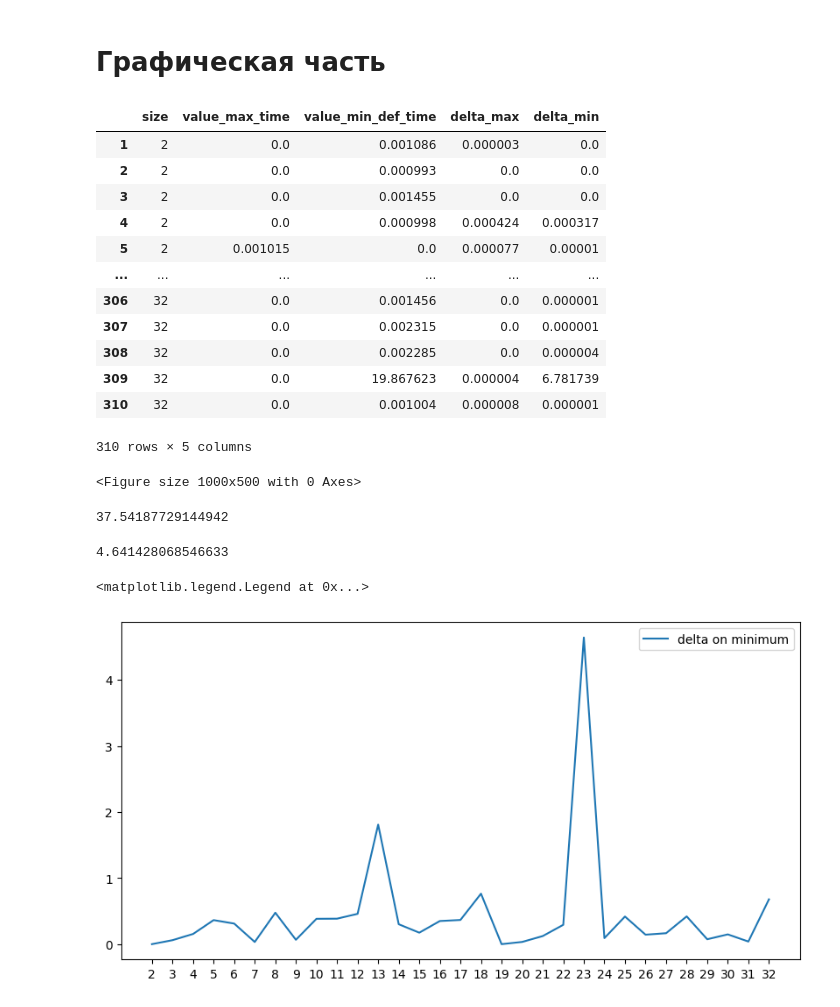
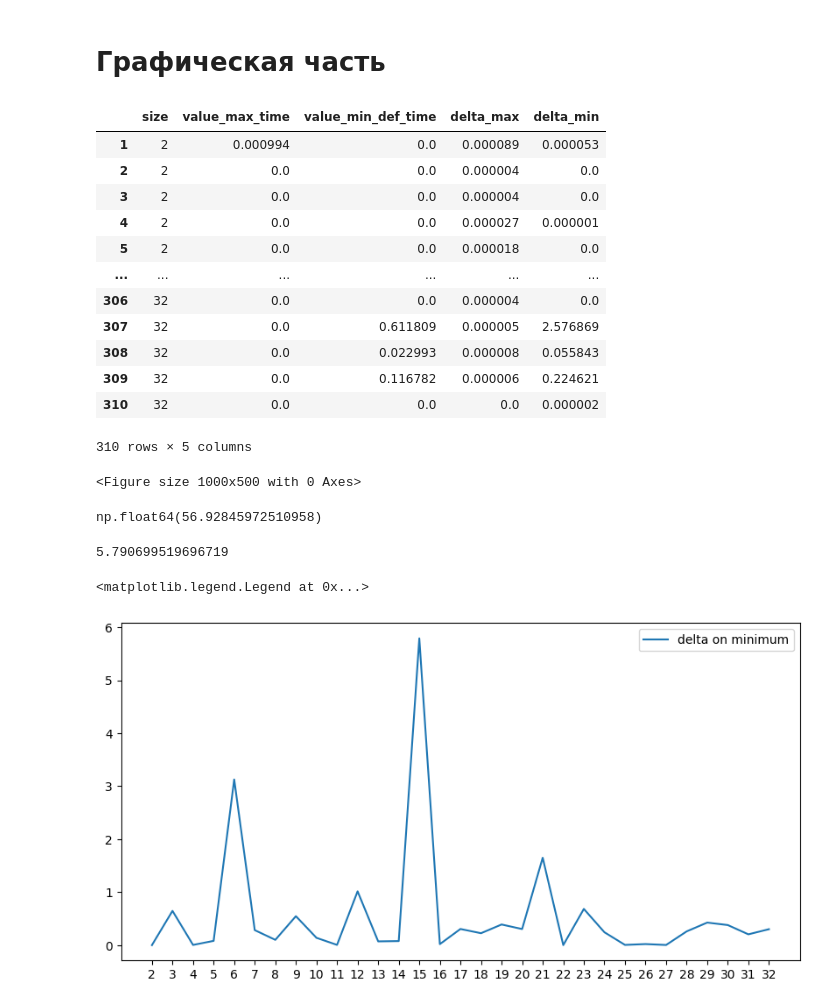
Before and after one commit to Jrol123/CalcMath, a Jupyter notebook: Course_prog/S5/main.ipynb, the cells around one changed output. Drawn from its saved outputs; the diff is of its cells as text; code cells hidden in the pictures.

```diff
--- a/Course_prog/S5/main.ipynb
+++ b/Course_prog/S5/main.ipynb
@@ -8,11 +8,11 @@ warnings.filterwarnings(action="ignore", category=DeprecationWarning)
 FIRST_SIZE = 2
 LAST_SIZE = 32
 
-COUNT_TRIES = 100
+COUNT_TRIES = 10
 
 MAX_DEF_COUNT_ITER = 100000
 """Максимальное количество итераций по-умолчанию"""
-DEF_EPS = 0.00001
+DEF_EPS = 0.0001
 """Точность по-умолчанию"""
 # %% [output]
 'Точность по-умолчанию'
@@ -320,27 +343,28 @@ import matplotlib.pyplot as plt
 # %%
 res_df = df[["size", "value_max_time", "value_min_def_time", "delta_max", "delta_min"]]
 plt.figure(figsize=(10, 5))
 x = range(FIRST_SIZE, LAST_SIZE + 1)
+x_lt = np.linspace(FIRST_SIZE, LAST_SIZE)
 res_df
 # %% [output]
 |  | size | value_max_time | value_min_def_time | delta_max | delta_min |
-| 1 | 2 | 0.0 | 0.001086 | 0.000003 | 0.0 |
-| 2 | 2 | 0.0 | 0.000993 | 0.0 | 0.0 |
-| 3 | 2 | 0.0 | 0.001455 | 0.0 | 0.0 |
-| 4 | 2 | 0.0 | 0.000998 | 0.000424 | 0.000317 |
-| 5 | 2 | 0.001015 | 0.0 | 0.000077 | 0.00001 |
+| 1 | 2 | 0.000994 | 0.0 | 0.000089 | 0.000053 |
+| 2 | 2 | 0.0 | 0.0 | 0.000004 | 0.0 |
+| 3 | 2 | 0.0 | 0.0 | 0.000004 | 0.0 |
+| 4 | 2 | 0.0 | 0.0 | 0.000027 | 0.000001 |
+| 5 | 2 | 0.0 | 0.0 | 0.000018 | 0.0 |
 | ... | ... | ... | ... | ... | ... |
-| 306 | 32 | 0.0 | 0.001456 | 0.0 | 0.000001 |
-| 307 | 32 | 0.0 | 0.002315 | 0.0 | 0.000001 |
-| 308 | 32 | 0.0 | 0.002285 | 0.0 | 0.000004 |
-| 309 | 32 | 0.0 | 19.867623 | 0.000004 | 6.781739 |
-| 310 | 32 | 0.0 | 0.001004 | 0.000008 | 0.000001 |
+| 306 | 32 | 0.0 | 0.0 | 0.000004 | 0.0 |
+| 307 | 32 | 0.0 | 0.611809 | 0.000005 | 2.576869 |
+| 308 | 32 | 0.0 | 0.022993 | 0.000008 | 0.055843 |
+| 309 | 32 | 0.0 | 0.116782 | 0.000006 | 0.224621 |
+| 310 | 32 | 0.0 | 0.0 | 0.0 | 0.000002 |
 310 rows × 5 columns
 <Figure size 1000x500 with 0 Axes>
 # %%
 max(res_df["delta_min"])
 # %% [output]
-37.54187729144942
+np.float64(56.92845972510958)
 # %%
 mean_res = res_df.groupby("size").mean()
 # %%
@@ -352,9 +376,9 @@ plt.plot(mean_res["delta_min"])
 plt.legend(["delta on minimum"])
 # mean_res.plot()
 # %% [output]
-4.641428068546633
+5.790699519696719
 <matplotlib.legend.Legend at 0x...>
-[figure, old version]
+[figure, new version]
 # %%
 print(max(mean_res['delta_max']))
 plt.figure(figsize=(10, 5))
```
Also changed, not shown: parts of 7 cells of this notebook.
